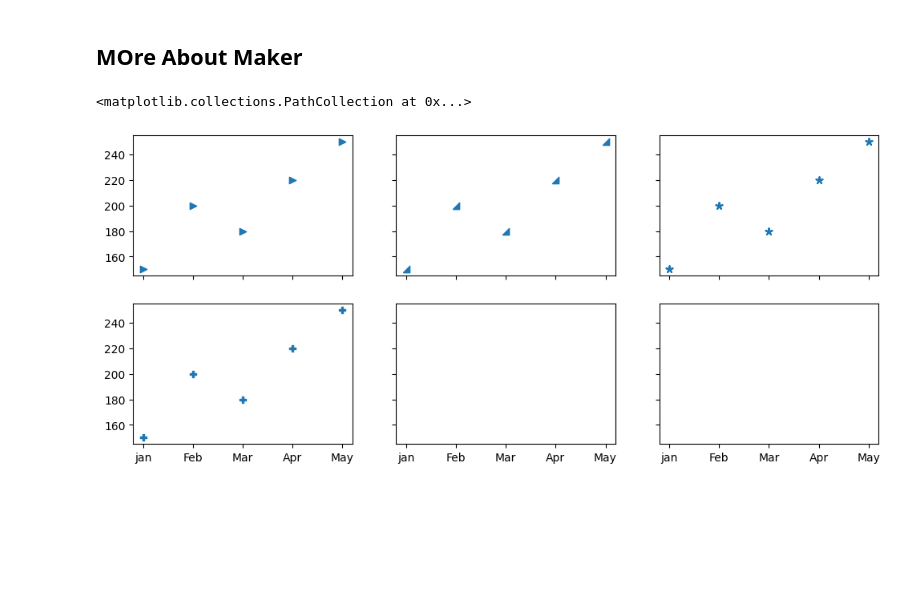
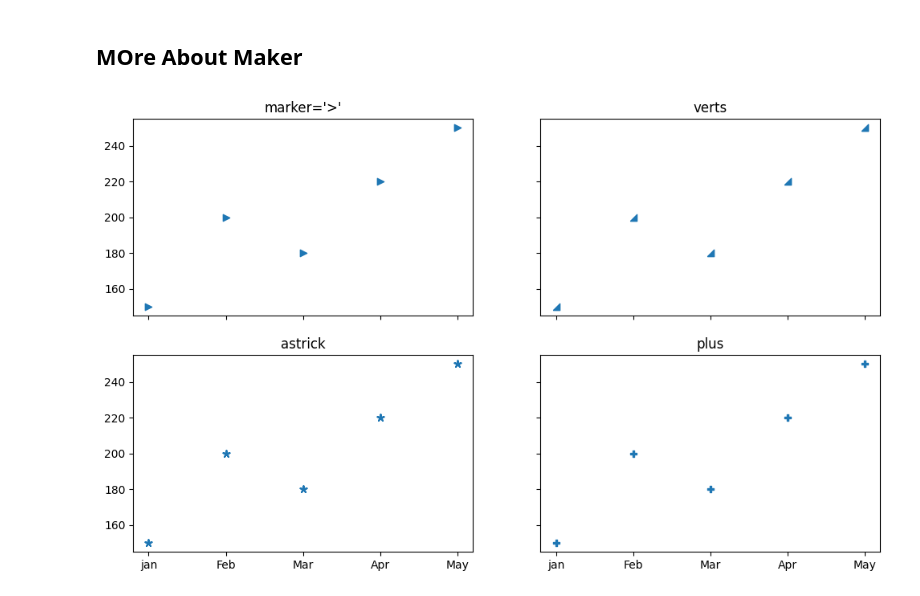
Before and after one commit to ujjwal-basnet/plots, a Jupyter notebook: matplotlib/Data-Visualizations.ipynb, the cells around one changed output. Cells and saved outputs as stored; diff of their text form; code cells hidden in the pictures; blank space fills up the shorter version.

Commit message:
added label(set_title... to markes figure

```diff
--- a/matplotlib/Data-Visualizations.ipynb
+++ b/matplotlib/Data-Visualizations.ipynb
@@ -62,16 +62,23 @@ plt.plot(df['Month'] , df['Sales'] , marker = 'P' )
 # %%
 x = np.random.rand(10)
 # %%
-fig, axs = plt.subplots(2, 3, sharex=True, sharey=True , figsize = (12 , 5))
+fig, axs = plt.subplots(2, 2, sharex=True, sharey=True , figsize = (12 , 7))
 #'>'
 axs[0, 0].scatter(df['Month'], df['Sales'] , marker=">")
+axs[0, 0].set_title("marker='>'")
+
 #verts
 axs[0 ,1].scatter(df['Month'] , df['Sales'] , marker = verts)
+axs[0, 1].set_title("verts")
+
+
 #astrick
-axs[0, 2 ].scatter(df['Month'] , df['Sales'] , marker=(5, 2))
+axs[1, 0 ].scatter(df['Month'] , df['Sales'] , marker=(5, 2))
+axs[1, 0].set_title("astrick")
 
 #plus
-axs[1, 0 ].scatter(df['Month'] , df['Sales'] , marker='P')
+axs[1, 1].scatter(df['Month'] , df['Sales'] , marker='P')
+axs[1,1 ].set_title("plus")
+plt.show()
 # %% [output]
-<matplotlib.collections.PathCollection at 0x...>
-[figure, old version]
+[figure, new version]
```
